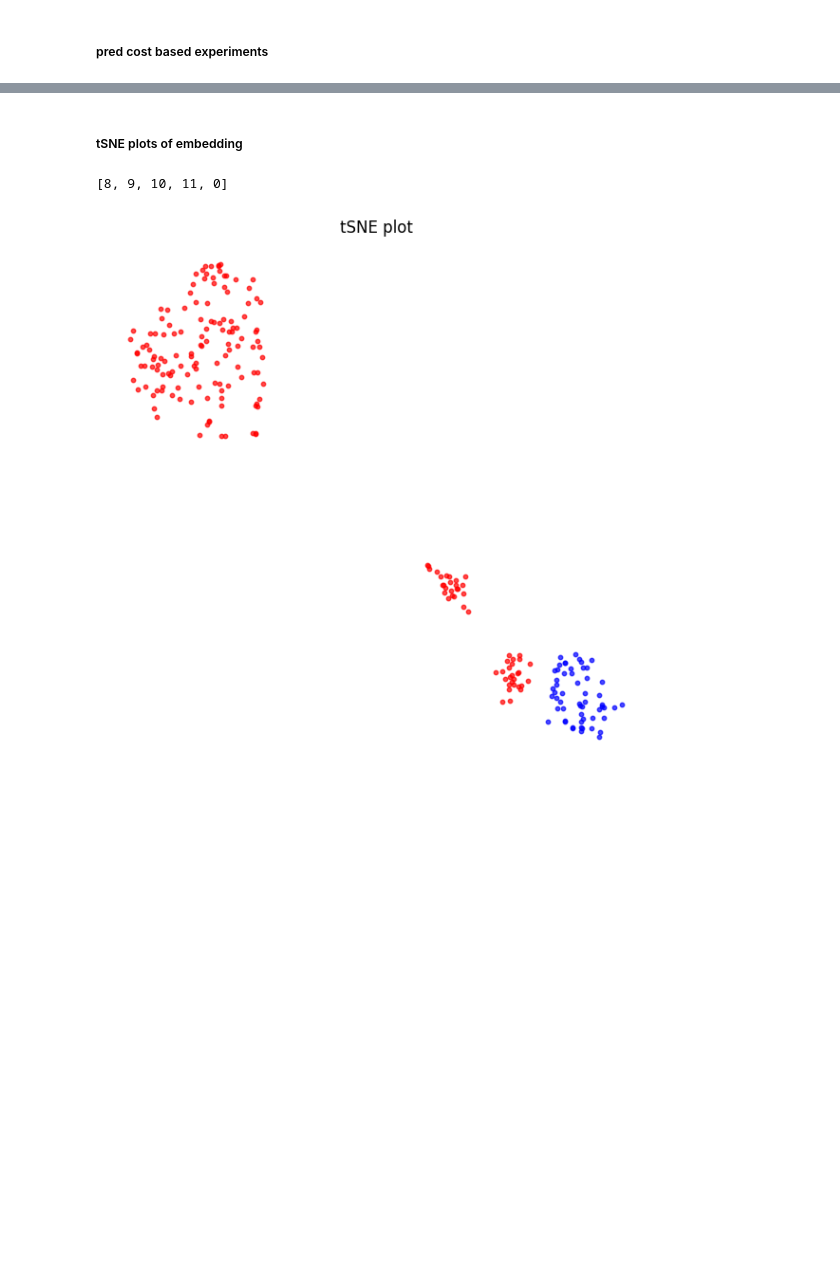
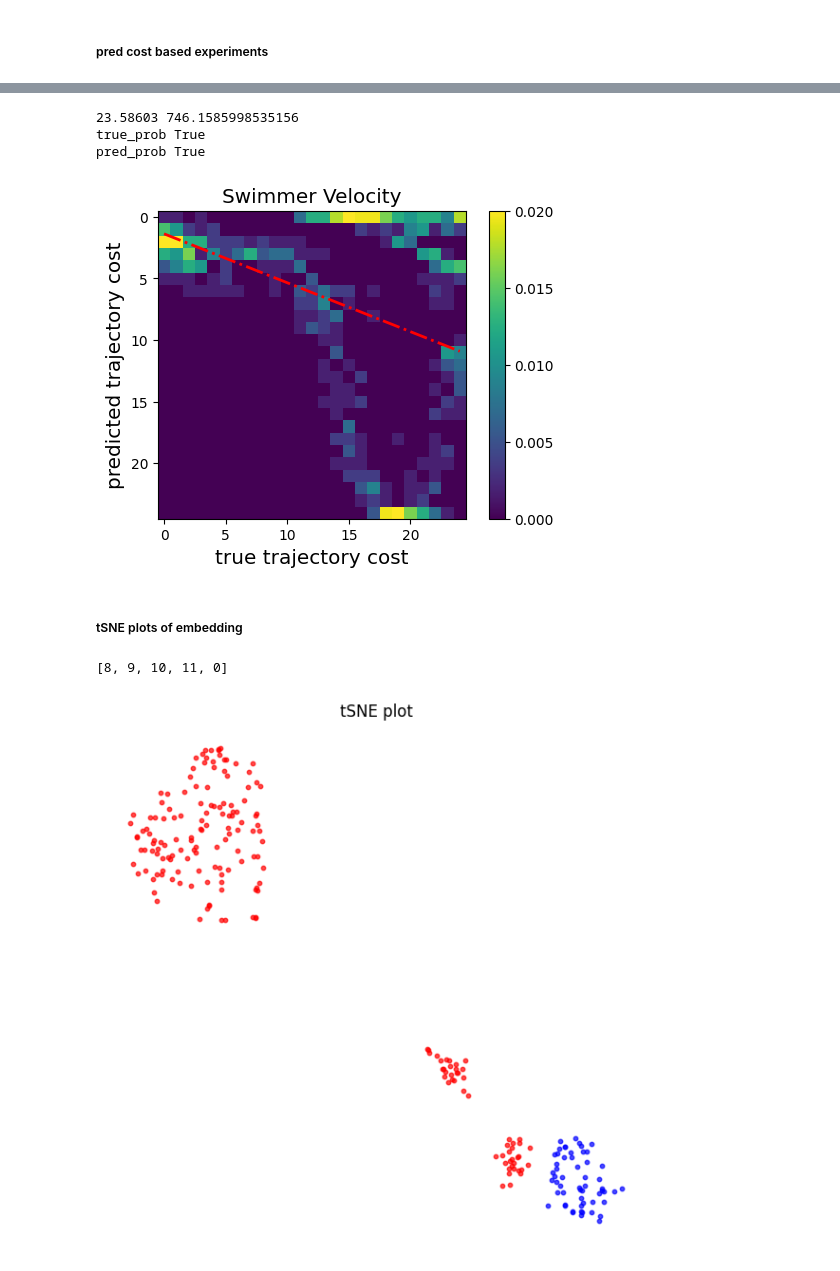
Before and after one commit to returaj/offline_mpc, a Jupyter notebook: dsrl_model/notebooks/check_cost_model.ipynb, the cells around one changed output, grey strips where cells are left out. Saved outputs shown, nothing was run; the diff lists cells and outputs as text; code cells hidden in the pictures; blank space fills up the shorter version.

```diff
--- a/dsrl_model/notebooks/check_cost_model.ipynb
+++ b/dsrl_model/notebooks/check_cost_model.ipynb
@@ -397,0 +533,7 @@ plot_pred_cost_trajectories(pred_traj_cost, cost_bins, task_name=task)
+# %%
+fig_joint = plot_pred_cost_trajectories_joint_prob(true_traj_cost, pred_traj_cost, task_name=task_name)
+# %% [output]
+23.58603 746.1585998535156
+true_prob True
+pred_prob True
+[figure, added]
```
Also changed, not shown: parts of 9 cells of this notebook.
